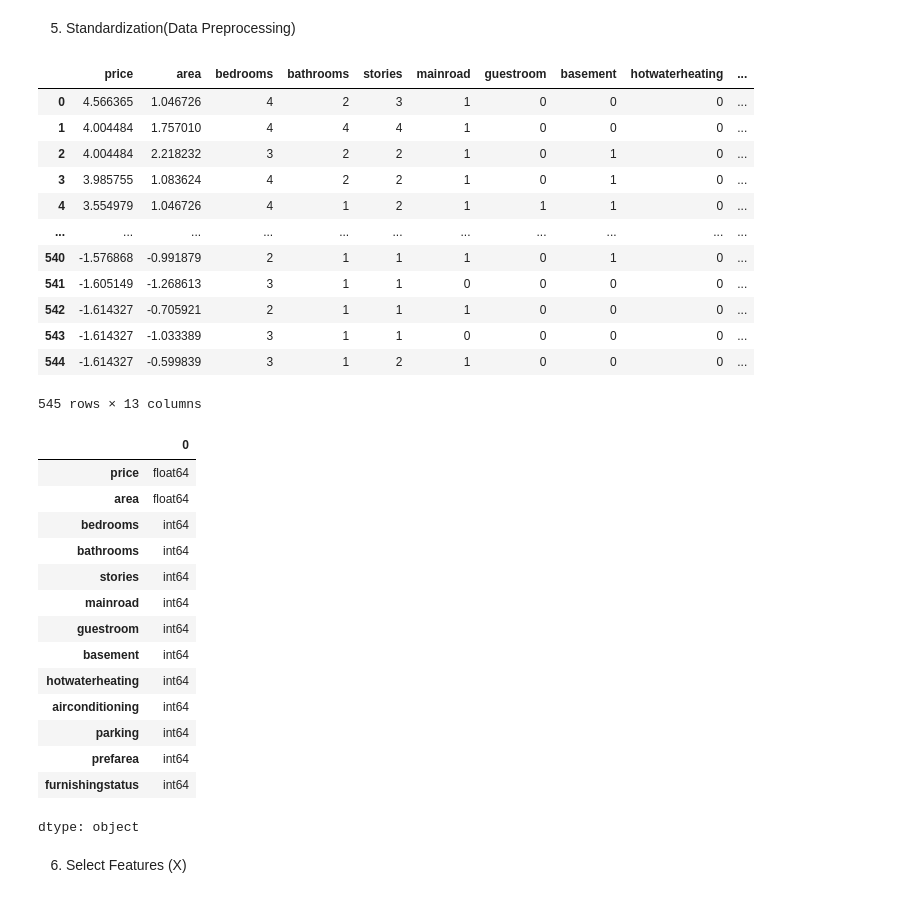
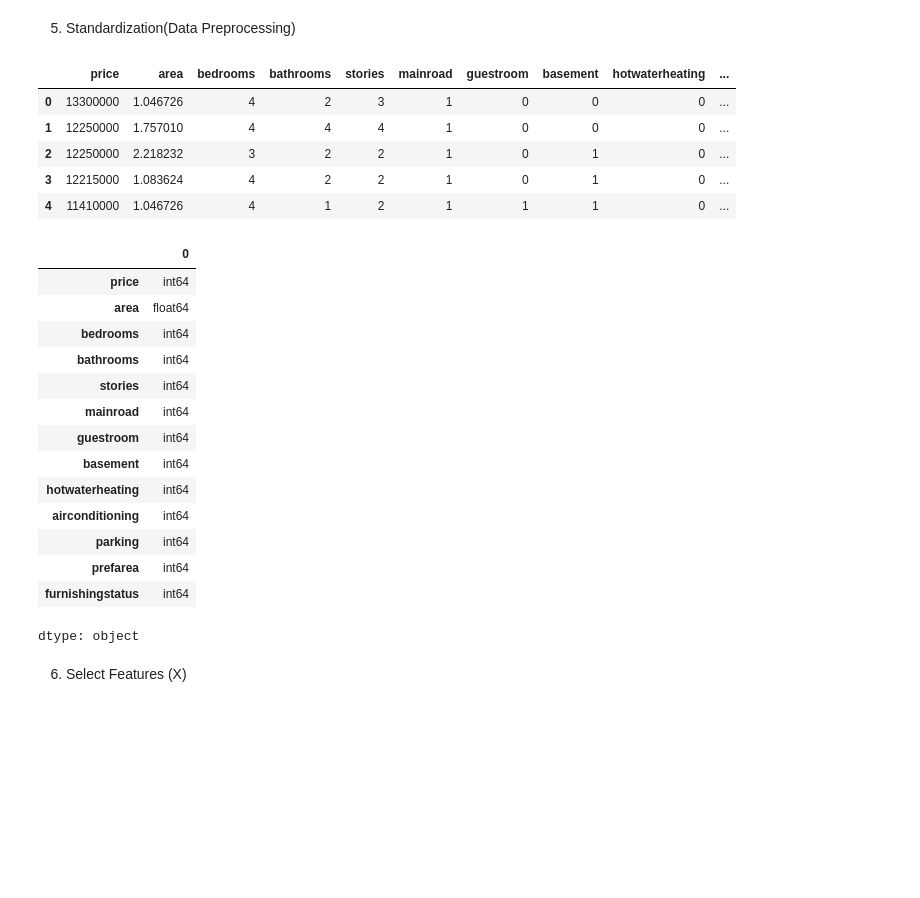
Before and after one commit to Abu1820/House-Price-Prediction-ML, a Jupyter notebook: House_Price_Prediction.ipynb, the cells around one changed output. Saved outputs shown, nothing was run; the diff lists cells and outputs as text; code cells hidden in the pictures; blank space fills up the shorter version.

```diff
--- a/House_Price_Prediction.ipynb
+++ b/House_Price_Prediction.ipynb
@@ -164,26 +141,19 @@ list2 = ['price','area']
 # %%
-df[list2] = scaler.fit_transform(df[list2])
+df[['area']] = scaler.fit_transform(df[['area']])
 # %%
-df
+df.head()
 # %% [output]
 |  | price | area | bedrooms | bathrooms | stories | mainroad | guestroom | basement | hotwaterheating | ... |
-| 0 | 4.566365 | 1.046726 | 4 | 2 | 3 | 1 | 0 | 0 | 0 | ... |
-| 1 | 4.004484 | 1.757010 | 4 | 4 | 4 | 1 | 0 | 0 | 0 | ... |
-| 2 | 4.004484 | 2.218232 | 3 | 2 | 2 | 1 | 0 | 1 | 0 | ... |
-| 3 | 3.985755 | 1.083624 | 4 | 2 | 2 | 1 | 0 | 1 | 0 | ... |
-| 4 | 3.554979 | 1.046726 | 4 | 1 | 2 | 1 | 1 | 1 | 0 | ... |
-| ... | ... | ... | ... | ... | ... | ... | ... | ... | ... | ... |
-| 540 | -1.576868 | -0.991879 | 2 | 1 | 1 | 1 | 0 | 1 | 0 | ... |
-| 541 | -1.605149 | -1.268613 | 3 | 1 | 1 | 0 | 0 | 0 | 0 | ... |
-| 542 | -1.614327 | -0.705921 | 2 | 1 | 1 | 1 | 0 | 0 | 0 | ... |
-| 543 | -1.614327 | -1.033389 | 3 | 1 | 1 | 0 | 0 | 0 | 0 | ... |
-| 544 | -1.614327 | -0.599839 | 3 | 1 | 2 | 1 | 0 | 0 | 0 | ... |
+| 0 | 13300000 | 1.046726 | 4 | 2 | 3 | 1 | 0 | 0 | 0 | ... |
+| 1 | 12250000 | 1.757010 | 4 | 4 | 4 | 1 | 0 | 0 | 0 | ... |
+| 2 | 12250000 | 2.218232 | 3 | 2 | 2 | 1 | 0 | 1 | 0 | ... |
+| 3 | 12215000 | 1.083624 | 4 | 2 | 2 | 1 | 0 | 1 | 0 | ... |
+| 4 | 11410000 | 1.046726 | 4 | 1 | 2 | 1 | 1 | 1 | 0 | ... |
-545 rows × 13 columns
 # %%
 df.dtypes
 # %% [output]
 |  | 0 |
-| price | float64 |
+| price | int64 |
 | area | float64 |
 | bedrooms | int64 |
 | bathrooms | int64 |
```
Also changed, not shown: parts of 8 cells of this notebook.
